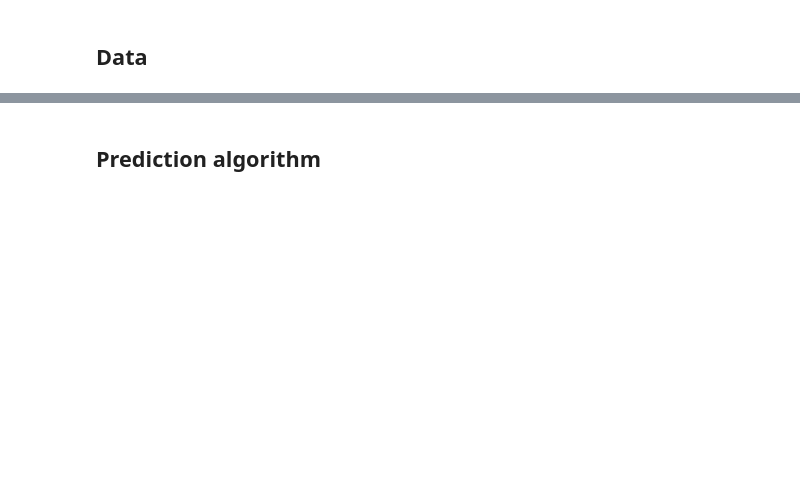
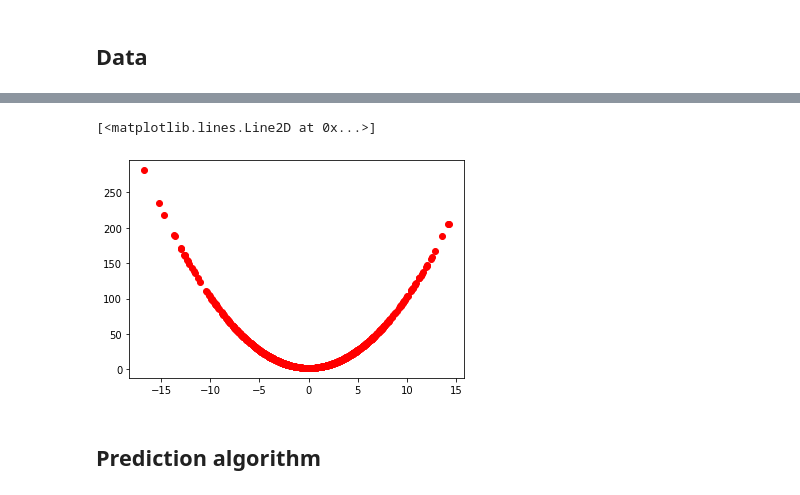
Before and after one commit to mmortazavi/productionOptimization, a Jupyter notebook: prodOpt.ipynb, the cells around one changed output, grey strips where cells are left out. Saved outputs shown, nothing was run; the diff lists cells and outputs as text; code cells hidden in the pictures; blank space fills up the shorter version.

```diff
--- a/prodOpt.ipynb
+++ b/prodOpt.ipynb
@@ -52,2 +62,7 @@ scatter_matrix(df, alpha=0.2, figsize=(12, 12), diagonal='kde');
+# %%
+plt.plot(df['Temprerature'], df['ProductionYield'], 'ro')
+# %% [output]
+[<matplotlib.lines.Line2D at 0x...>]
+[figure, added]
 # %% [markdown]
 ## Prediction algorithm
```
Also changed, not shown: parts of 28 cells of this notebook, 2 other files.
